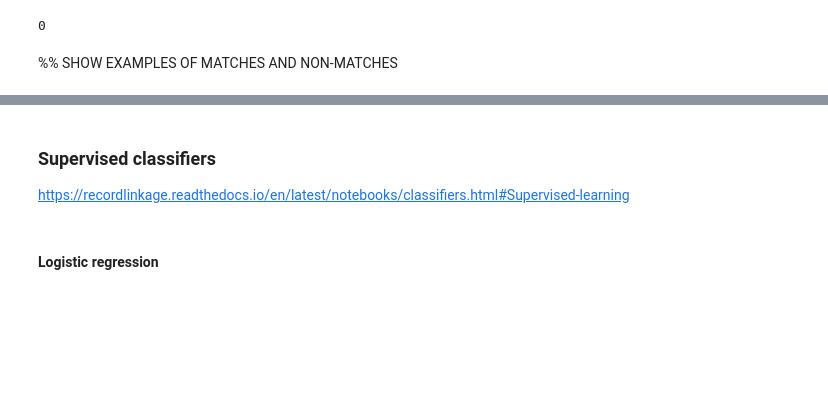
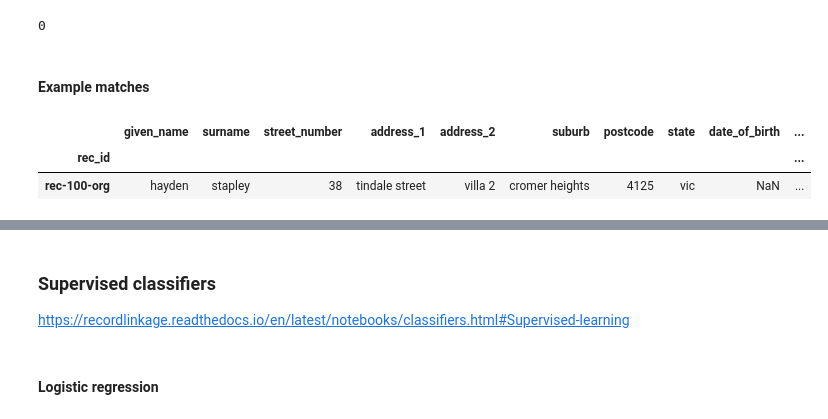
Before and after one commit to meccaLeccaHi/RL_pybay2020, a Jupyter notebook: prez.ipynb, the cells around one changed output, grey strips where cells are left out. Drawn from its saved outputs; the diff is of its cells as text; code cells hidden in the pictures; blank space fills up the shorter version.

```diff
--- a/prez.ipynb
+++ b/prez.ipynb
@@ -384,2 +379,11 @@ roc_auc = dict()
-# %% [markdown]
-%% SHOW EXAMPLES OF MATCHES AND NON-MATCHES
+# %% [markdown]
+#### Example matches
+# %%
+record_num = 100
+# %%
+# view record from database A
+dfA[dfA.index==true_links[record_num][0]]
+# %% [output]
+|  | given_name | surname | street_number | address_1 | address_2 | suburb | postcode | state | date_of_birth | ... |
+| rec_id |  |  |  |  |  |  |  |  |  | ... |
+| rec-100-org | hayden | stapley | 38 | tindale street | villa 2 | cromer heights | 4125 | vic | NaN | ... |
```
Also changed, not shown: parts of 15 cells of this notebook.
